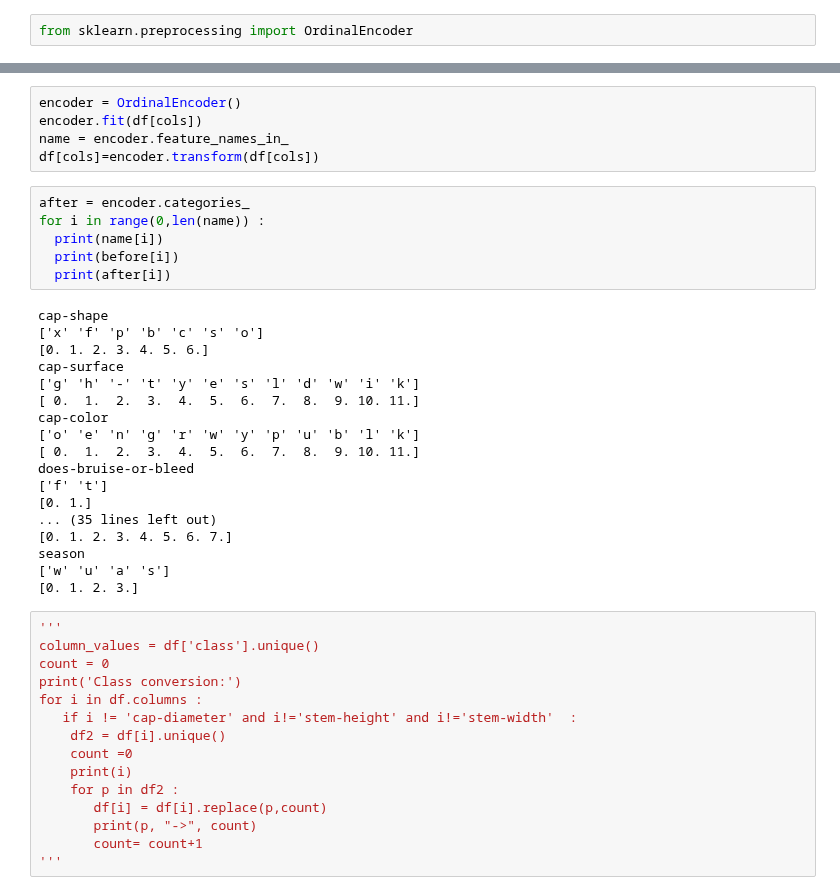
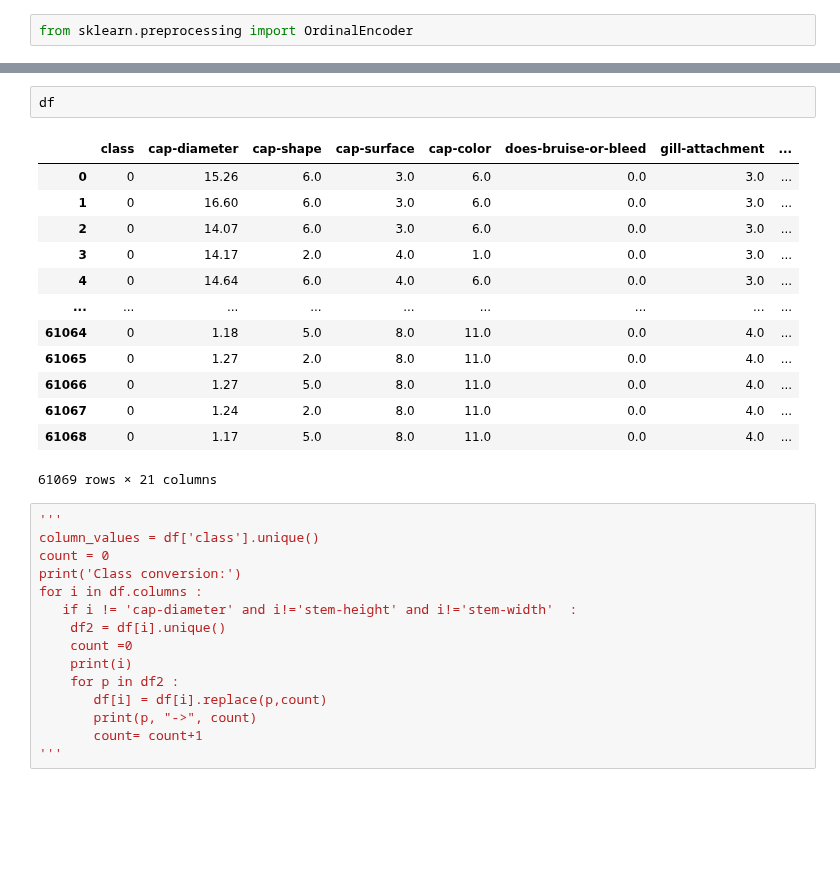
Before and after one commit to msalvati1997/mushrooms_classificator, a Jupyter notebook: mushroom.ipynb, the cells around one changed output, grey strips where cells are left out. Cells and saved outputs as stored; diff of their text form; blank space fills up the shorter version.

```diff
--- a/mushroom.ipynb
+++ b/mushroom.ipynb
@@ -335,32 +455,19 @@ for i in df.columns :
-# %%
-encoder = OrdinalEncoder()
-encoder.fit(df[cols])
-name = encoder.feature_names_in_
-df[cols]=encoder.transform(df[cols])
-# %%
-after = encoder.categories_
-for i in range(0,len(name)) :
-  print(name[i])
-  print(before[i])
-  print(after[i])
-# %% [output]
-cap-shape
-['x' 'f' 'p' 'b' 'c' 's' 'o']
-[0. 1. 2. 3. 4. 5. 6.]
-cap-surface
-['g' 'h' '-' 't' 'y' 'e' 's' 'l' 'd' 'w' 'i' 'k']
-[ 0.  1.  2.  3.  4.  5.  6.  7.  8.  9. 10. 11.]
-cap-color
-['o' 'e' 'n' 'g' 'r' 'w' 'y' 'p' 'u' 'b' 'l' 'k']
-[ 0.  1.  2.  3.  4.  5.  6.  7.  8.  9. 10. 11.]
-does-bruise-or-bleed
-['f' 't']
-[0. 1.]
-... (35 lines left out)
-[0. 1. 2. 3. 4. 5. 6. 7.]
-season
-['w' 'u' 'a' 's']
-[0. 1. 2. 3.]
+# %%
+df
+# %% [output]
+|  | class | cap-diameter | cap-shape | cap-surface | cap-color | does-bruise-or-bleed | gill-attachment | ... |
+| 0 | 0 | 15.26 | 6.0 | 3.0 | 6.0 | 0.0 | 3.0 | ... |
+| 1 | 0 | 16.60 | 6.0 | 3.0 | 6.0 | 0.0 | 3.0 | ... |
+| 2 | 0 | 14.07 | 6.0 | 3.0 | 6.0 | 0.0 | 3.0 | ... |
+| 3 | 0 | 14.17 | 2.0 | 4.0 | 1.0 | 0.0 | 3.0 | ... |
+| 4 | 0 | 14.64 | 6.0 | 4.0 | 6.0 | 0.0 | 3.0 | ... |
+| ... | ... | ... | ... | ... | ... | ... | ... | ... |
+| 61064 | 0 | 1.18 | 5.0 | 8.0 | 11.0 | 0.0 | 4.0 | ... |
+| 61065 | 0 | 1.27 | 2.0 | 8.0 | 11.0 | 0.0 | 4.0 | ... |
+| 61066 | 0 | 1.27 | 5.0 | 8.0 | 11.0 | 0.0 | 4.0 | ... |
+| 61067 | 0 | 1.24 | 2.0 | 8.0 | 11.0 | 0.0 | 4.0 | ... |
+| 61068 | 0 | 1.17 | 5.0 | 8.0 | 11.0 | 0.0 | 4.0 | ... |
+61069 rows × 21 columns
 # %%
 '''
 column_values = df['class'].unique()
```
Also changed, not shown: parts of 46 cells of this notebook.
